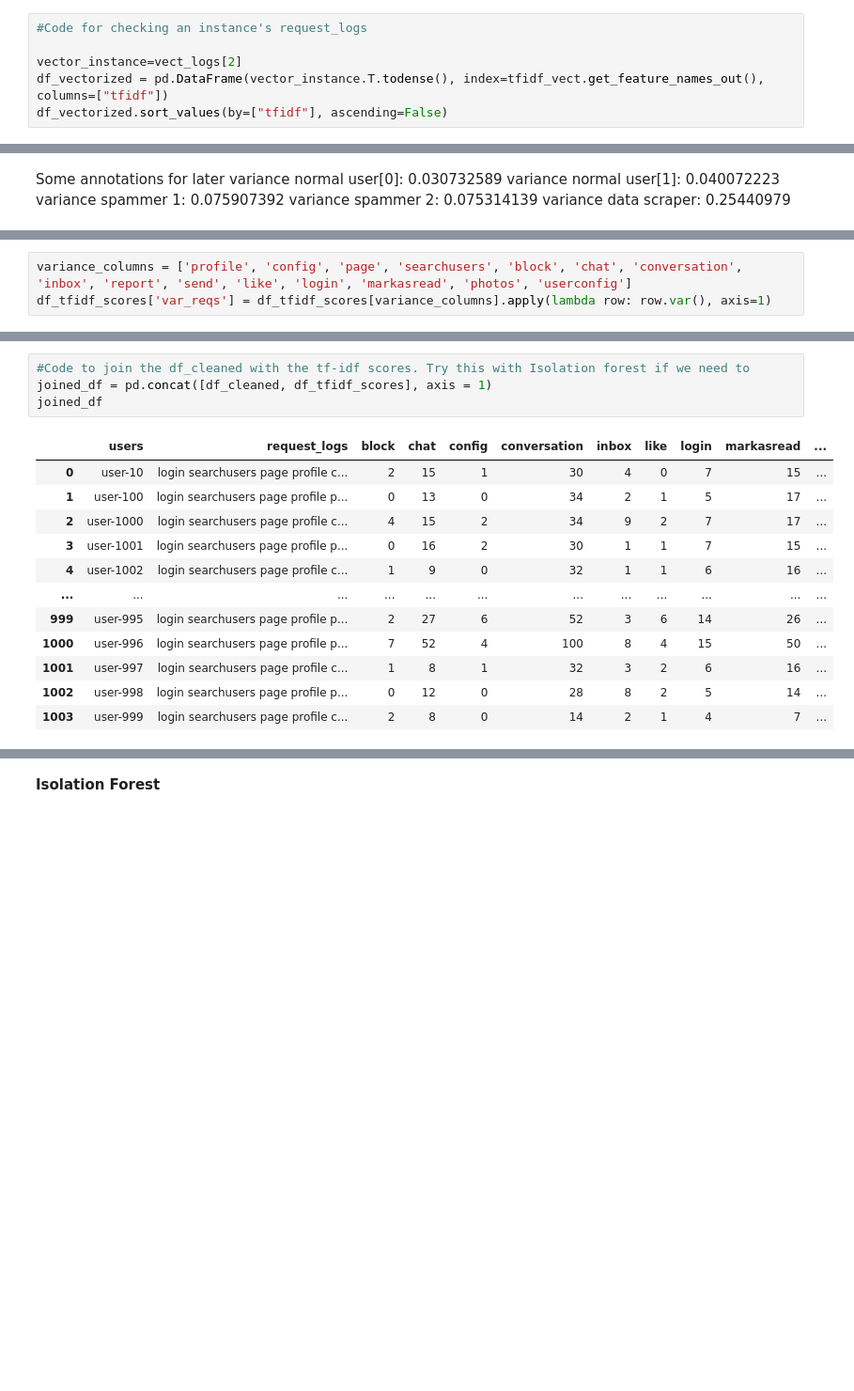
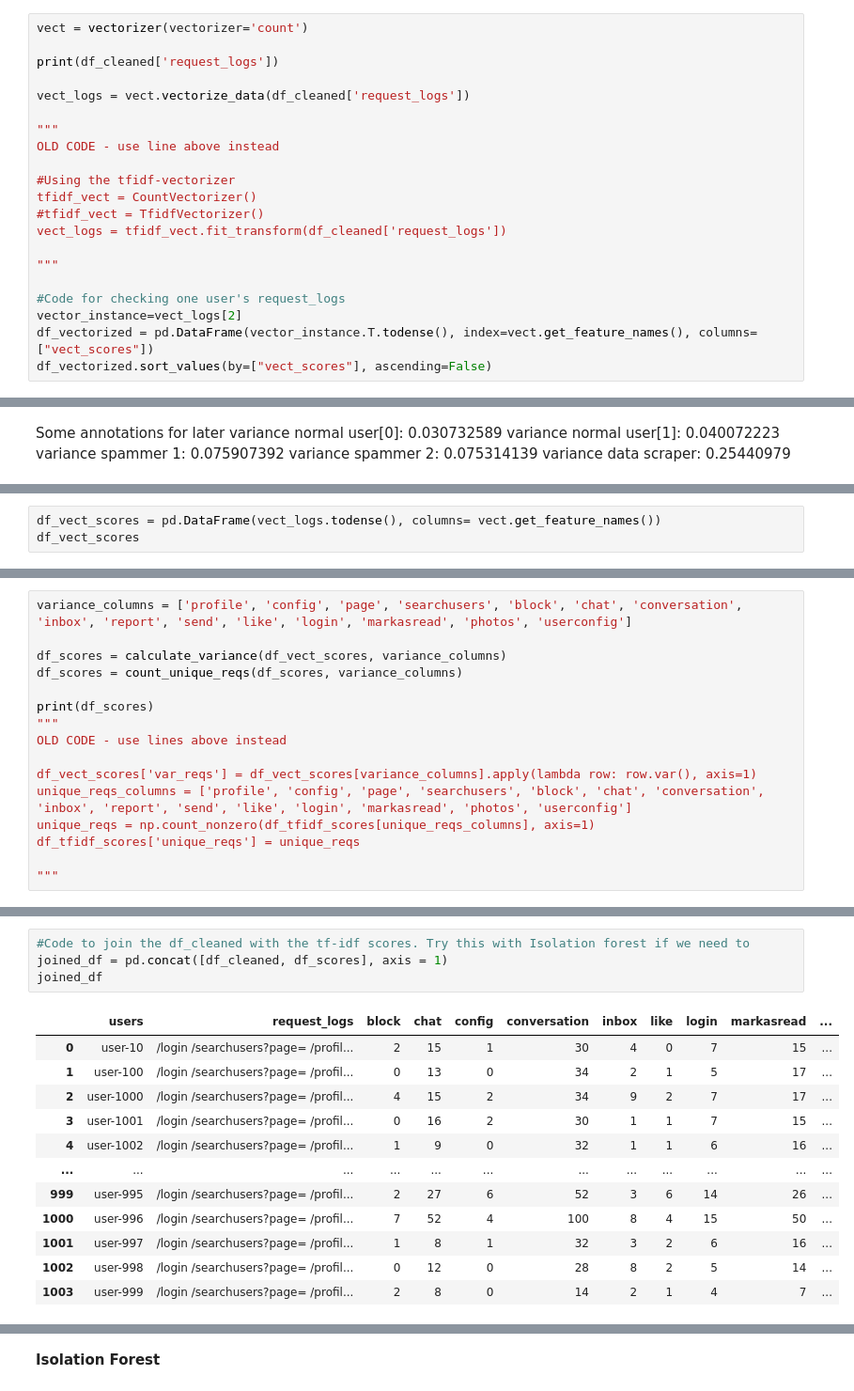
Before and after one commit to Request-analysis-ML/request-analyzer-model, a Jupyter notebook: score_based.ipynb, the cells around one changed output, grey strips where cells are left out. Shown at 94% size. Saved outputs shown, nothing was run; the diff lists cells and outputs as text; blank space fills up the shorter version.

```diff
--- a/score_based.ipynb
+++ b/score_based.ipynb
@@ -84,7 +78,22 @@ vect_logs = tfidf_vect.fit_transform(df_cleaned['request_logs'])
 # %%
-#Code for checking an instance's request_logs
+vect = vectorizer(vectorizer='count')
 
+print(df_cleaned['request_logs'])
+
+vect_logs = vect.vectorize_data(df_cleaned['request_logs'])
+
+"""
+OLD CODE - use line above instead
+
+#Using the tfidf-vectorizer
+tfidf_vect = CountVectorizer()
+#tfidf_vect = TfidfVectorizer()
+vect_logs = tfidf_vect.fit_transform(df_cleaned['request_logs'])
+
+"""
+
+#Code for checking one user's request_logs
 vector_instance=vect_logs[2]
-df_vectorized = pd.DataFrame(vector_instance.T.todense(), index=tfidf_vect.get_feature_names_out(), columns=["tfidf"])
-df_vectorized.sort_values(by=["tfidf"], ascending=False)
+df_vectorized = pd.DataFrame(vector_instance.T.todense(), index=vect.get_feature_names(), columns=["vect_scores"])
+df_vectorized.sort_values(by=["vect_scores"], ascending=False)
 # %% [output]
@@ -138,0 +136,3 @@ df_tfidf_scores
+# %%
+df_vect_scores = pd.DataFrame(vect_logs.todense(), columns= vect.get_feature_names())
+df_vect_scores
@@ -139,3 +153,16 @@ df_tfidf_scores
 # %%
 variance_columns = ['profile', 'config', 'page', 'searchusers', 'block', 'chat', 'conversation', 'inbox', 'report', 'send', 'like', 'login', 'markasread', 'photos', 'userconfig']
-df_tfidf_scores['var_reqs'] = df_tfidf_scores[variance_columns].apply(lambda row: row.var(), axis=1)
+
+df_scores = calculate_variance(df_vect_scores, variance_columns)
+df_scores = count_unique_reqs(df_scores, variance_columns)
+
+print(df_scores)
+"""
+OLD CODE - use lines above instead
+
+df_vect_scores['var_reqs'] = df_vect_scores[variance_columns].apply(lambda row: row.var(), axis=1)
+unique_reqs_columns = ['profile', 'config', 'page', 'searchusers', 'block', 'chat', 'conversation', 'inbox', 'report', 'send', 'like', 'login', 'markasread', 'photos', 'userconfig']
+unique_reqs = np.count_nonzero(df_tfidf_scores[unique_reqs_columns], axis=1)
+df_tfidf_scores['unique_reqs'] = unique_reqs
+
+"""
@@ -162,20 +188,20 @@ df_tfidf_scores['unique_reqs'] = unique_reqs
 # %%
 #Code to join the df_cleaned with the tf-idf scores. Try this with Isolation forest if we need to
-joined_df = pd.concat([df_cleaned, df_tfidf_scores], axis = 1)
+joined_df = pd.concat([df_cleaned, df_scores], axis = 1)
 joined_df
 # %% [output]
 |  | users | request_logs | block | chat | config | conversation | inbox | like | login | markasread | ... |
-| 0 | user-10 | login searchusers page profile c... | 2 | 15 | 1 | 30 | 4 | 0 | 7 | 15 | ... |
-| 1 | user-100 | login searchusers page profile p... | 0 | 13 | 0 | 34 | 2 | 1 | 5 | 17 | ... |
-| 2 | user-1000 | login searchusers page profile c... | 4 | 15 | 2 | 34 | 9 | 2 | 7 | 17 | ... |
-| 3 | user-1001 | login searchusers page profile p... | 0 | 16 | 2 | 30 | 1 | 1 | 7 | 15 | ... |
-| 4 | user-1002 | login searchusers page profile c... | 1 | 9 | 0 | 32 | 1 | 1 | 6 | 16 | ... |
+| 0 | user-10 | /login /searchusers?page= /profil... | 2 | 15 | 1 | 30 | 4 | 0 | 7 | 15 | ... |
+| 1 | user-100 | /login /searchusers?page= /profil... | 0 | 13 | 0 | 34 | 2 | 1 | 5 | 17 | ... |
+| 2 | user-1000 | /login /searchusers?page= /profil... | 4 | 15 | 2 | 34 | 9 | 2 | 7 | 17 | ... |
+| 3 | user-1001 | /login /searchusers?page= /profil... | 0 | 16 | 2 | 30 | 1 | 1 | 7 | 15 | ... |
+| 4 | user-1002 | /login /searchusers?page= /profil... | 1 | 9 | 0 | 32 | 1 | 1 | 6 | 16 | ... |
 | ... | ... | ... | ... | ... | ... | ... | ... | ... | ... | ... | ... |
-| 999 | user-995 | login searchusers page profile p... | 2 | 27 | 6 | 52 | 3 | 6 | 14 | 26 | ... |
-| 1000 | user-996 | login searchusers page profile p... | 7 | 52 | 4 | 100 | 8 | 4 | 15 | 50 | ... |
-| 1001 | user-997 | login searchusers page profile c... | 1 | 8 | 1 | 32 | 3 | 2 | 6 | 16 | ... |
-| 1002 | user-998 | login searchusers page profile p... | 0 | 12 | 0 | 28 | 8 | 2 | 5 | 14 | ... |
-| 1003 | user-999 | login searchusers page profile c... | 2 | 8 | 0 | 14 | 2 | 1 | 4 | 7 | ... |
+| 999 | user-995 | /login /searchusers?page= /profil... | 2 | 27 | 6 | 52 | 3 | 6 | 14 | 26 | ... |
+| 1000 | user-996 | /login /searchusers?page= /profil... | 7 | 52 | 4 | 100 | 8 | 4 | 15 | 50 | ... |
+| 1001 | user-997 | /login /searchusers?page= /profil... | 1 | 8 | 1 | 32 | 3 | 2 | 6 | 16 | ... |
+| 1002 | user-998 | /login /searchusers?page= /profil... | 0 | 12 | 0 | 28 | 8 | 2 | 5 | 14 | ... |
+| 1003 | user-999 | /login /searchusers?page= /profil... | 2 | 8 | 0 | 14 | 2 | 1 | 4 | 7 | ... |
 1004 rows × 19 columns
 # %% [markdown]
 **Isolation Forest**
```
Also changed, not shown: parts of 18 cells of this notebook.
